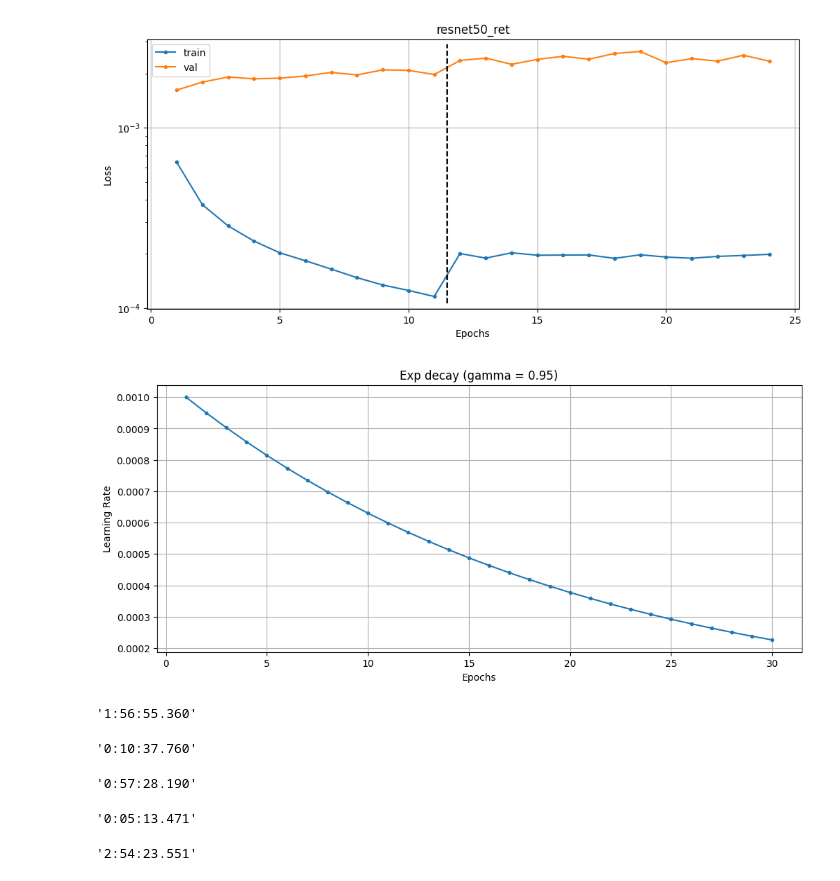
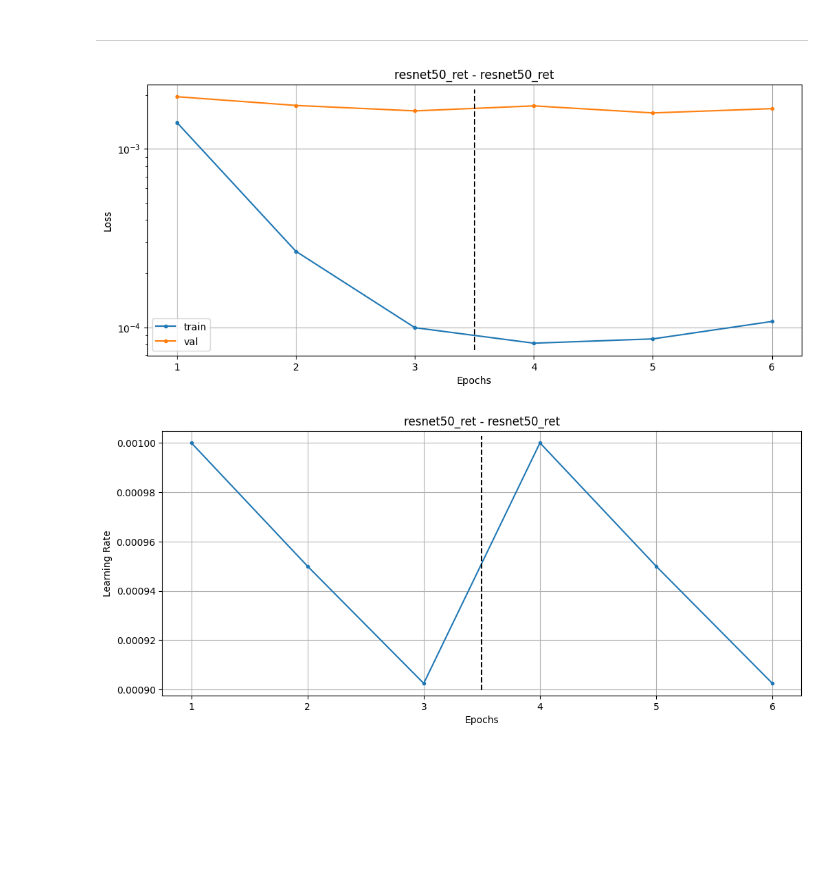
Before and after one commit to RedReservoir/fashion_retrieval, a Jupyter notebook: view_results.ipynb, the cells around one changed output. Saved outputs shown, nothing was run; the diff lists cells and outputs as text; code cells hidden in the pictures; blank space fills up the shorter version.

```diff
--- a/view_results.ipynb
+++ b/view_results.ipynb
@@ -26,9 +30,5 @@ from datetime import datetime
 # %%
 training_name_str = "resnet50_ret"
-now_datetime_str = "13-07-2023--01:35:53"
+now_datetime_str = "18-07-2023--14:36:16"
 
-checkpoint_dir = os.path.join(pathlib.Path.home(), "data", "checkpoints", "fashion_retrieval")
-checkpoint_filename = training_name_str + "_stage2_" + now_datetime_str + ".pth"
-checkpoint_full_filename = os.path.join(checkpoint_dir, checkpoint_filename)
-
-checkpoint = torch.load(checkpoint_full_filename)
+results_dir = os.path.join(pathlib.Path.home(), "data", "fashion_retrieval", training_name_str + "_" + now_datetime_str)
@@ -39,0 +35,8 @@ dict_keys(['mean_train_loss_list', 'mean_val_loss_list', 'train_epoch_time_list'
+# %%
+def load_train_data(filename):
+
+    train_data = None
+    with open(filename, 'rb') as file:
+        train_data = pkl.load(file)
+
+    return train_data
@@ -39,0 +45,5 @@ dict_keys(['mean_train_loss_list', 'mean_val_loss_list', 'train_epoch_time_list'
+# %%
+train_data_filename = "data.pkl"
+train_data_full_filename = os.path.join(results_dir, train_data_filename)
+
+train_data = load_train_data(train_data_full_filename)
@@ -40,19 +90,31 @@ dict_keys(['mean_train_loss_list', 'mean_val_loss_list', 'train_epoch_time_list'
+# %% [markdown]
+---
+# %%
+mean_train_loss_list =\
+    train_data["results"]["stage_1"]["mean_train_loss_list"] +\
+    train_data["results"]["stage_2"]["mean_train_loss_list"]
+
+mean_val_loss_list =\
+    train_data["results"]["stage_1"]["mean_val_loss_list"] +\
+    train_data["results"]["stage_2"]["mean_val_loss_list"]
+
+stage_1_epochs = train_data["results"]["stage_1"]["num_epochs"]
 # %%
 plt.figure(figsize=(12, 5))
 
 plt.plot(range(1, len(mean_train_loss_list) + 1), mean_train_loss_list, label="train", marker=".")
 plt.plot(range(1, len(mean_val_loss_list) + 1), mean_val_loss_list, label="val", marker=".")
 plt.yscale("log")
 
 plt.axvline(stage_1_epochs + 0.5, ymin=0.02, ymax=0.98, color="black", linestyle="--")
 
-plt.title("{:s}".format(training_name_str))
+plt.title("{:s} - {:s}".format(training_name_str, training_name_str))
 plt.xlabel("Epochs")
 plt.ylabel("Loss")
 
 plt.grid()
 plt.legend()
 
 plt.show()
 # %% [output]
-[figure, old version]
+[figure, new version]
@@ -59,13 +127,12 @@ plt.show()
 # %%
-x = np.arange(1, 30 + 1)
-y = 1e-3 * (0.95 ** (x - 1))
-
 plt.figure(figsize=(12, 5))
 
-plt.plot(x, y, marker=".")
+plt.plot(range(1, len(mean_train_loss_list) + 1), mean_train_loss_list, marker=".")
 #plt.yscale("log")
 
-plt.title("Exp decay (gamma = 0.95)")
+plt.axvline(stage_1_epochs + 0.5, ymin=0.02, ymax=0.98, color="black", linestyle="--")
+
+plt.title("{:s} - {:s}".format(training_name_str, training_name_str))
 plt.xlabel("Epochs")
 plt.ylabel("Learning Rate")
 
@@ -73,24 +140,4 @@ plt.grid()
 
 plt.show()
 # %% [output]
-[figure, old version]
+[figure, new version]
-# %%
-utils.time.sprint_fancy_time_diff(sum(train_epoch_time_list[stage_1_epochs:]) + sum(val_epoch_time_list[stage_1_epochs:]))
-# %% [output]
-'1:56:55.360'
-# %%
-utils.time.sprint_fancy_time_diff((sum(train_epoch_time_list[stage_1_epochs:]) + sum(val_epoch_time_list[stage_1_epochs:])) / stage_1_epochs)
-# %% [output]
-'0:10:37.760'
-# %%
-utils.time.sprint_fancy_time_diff(sum(train_epoch_time_list[:stage_1_epochs]) + sum(val_epoch_time_list[:stage_1_epochs]))
-# %% [output]
-'0:57:28.190'
-# %%
-utils.time.sprint_fancy_time_diff((sum(train_epoch_time_list[:stage_1_epochs]) + sum(val_epoch_time_list[:stage_1_epochs])) / stage_1_epochs)
-# %% [output]
-'0:05:13.471'
-# %%
-utils.time.sprint_fancy_time_diff(sum(train_epoch_time_list) + sum(val_epoch_time_list))
-# %% [output]
-'2:54:23.551'
```
Also changed, not shown: parts of 10 cells of this notebook, 20 other files.
